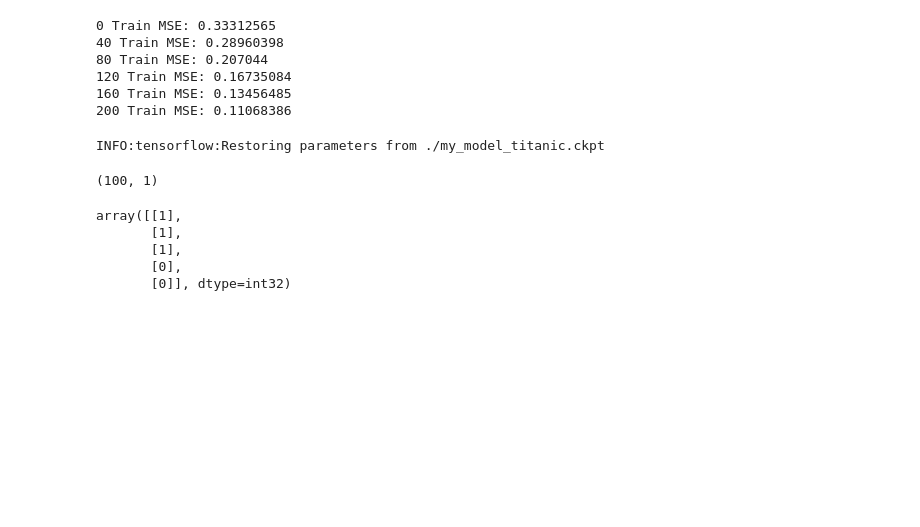
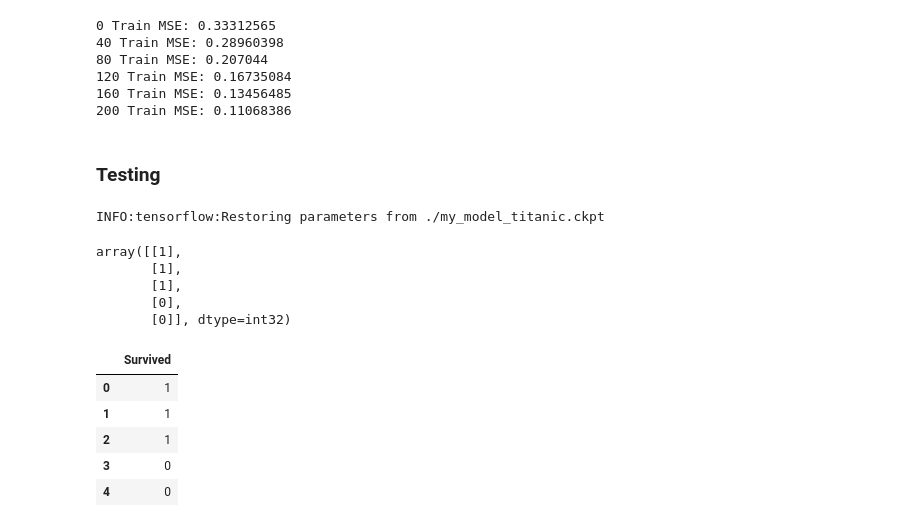
Before and after one commit to volsn/Kaggle-Titanic, a Jupyter notebook: Titanic.ipynb, the cells around one changed output. Drawn from its saved outputs; the diff is of its cells as text; code cells hidden in the pictures; blank space fills up the shorter version.

```diff
--- a/Titanic.ipynb
+++ b/Titanic.ipynb
@@ -552,18 +560,16 @@ with tf.Session() as sess:
 120 Train MSE: 0.16735084
 160 Train MSE: 0.13456485
 200 Train MSE: 0.11068386
-# %%
-X_test = X_train[-100:]
+# %% [markdown]
+### Testing
 # %%
+saver = tf.train.import_meta_graph("./my_model_titanic.ckpt.meta")
+
 with tf.Session() as sess:
     saver.restore(sess, "./my_model_titanic.ckpt")
     y_pred = sess.run(tf.cast(tf.round(outputs), dtype=tf.int32), feed_dict={X: X_test})
 # %% [output]
 INFO:tensorflow:Restoring parameters from ./my_model_titanic.ckpt
-# %%
-y_pred.shape
-# %% [output]
-(100, 1)
 # %%
 y_pred[:5]
 # %% [output]
@@ -572,3 +578,14 @@ array([[1],
        [1],
        [0],
        [0]], dtype=int32)
+# %%
+df = pandas.DataFrame(data=y_pred, columns=["Survived"])
+# %%
+df.head()
+# %% [output]
+|  | Survived |
+| 0 | 1 |
+| 1 | 1 |
+| 2 | 1 |
+| 3 | 0 |
+| 4 | 0 |
```
Also changed, not shown: parts of 5 cells of this notebook, 1 other file.
